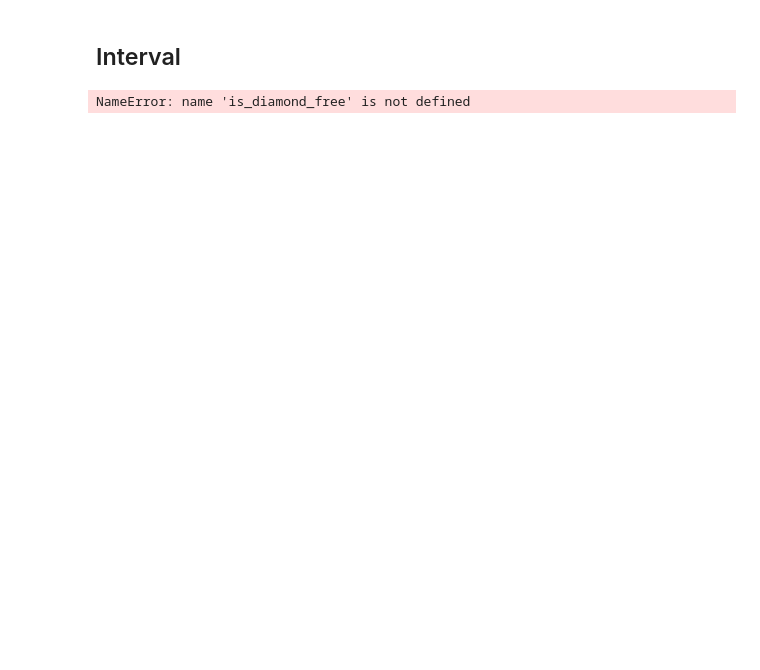
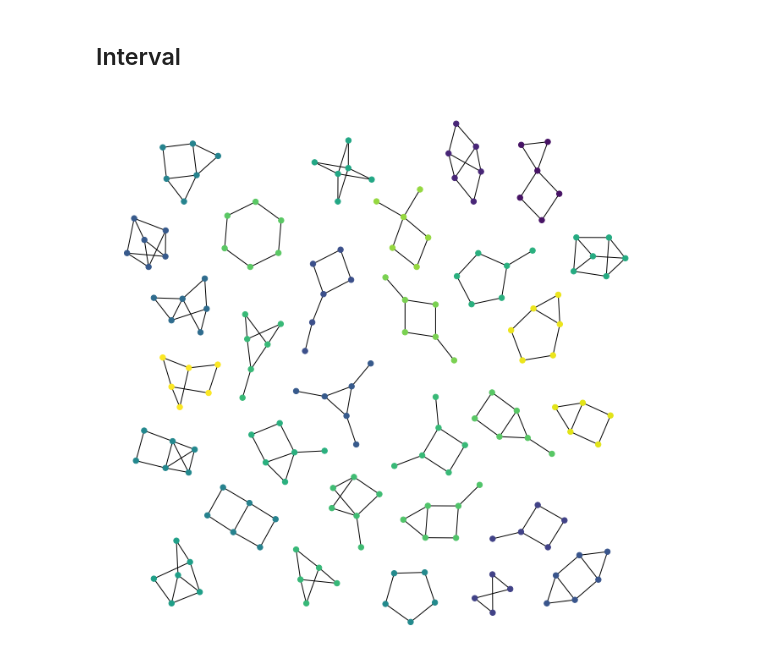
Before and after one commit to rvf0068/graph-classes-pictures, a Jupyter notebook: classes.ipynb, the cells around one changed output. Saved outputs shown, nothing was run; the diff lists cells and outputs as text; code cells hidden in the pictures; blank space fills up the shorter version.

```diff
--- a/classes.ipynb
+++ b/classes.ipynb
@@ -84,13 +91,14 @@ ModuleNotFoundError: No module named 'pycliques'
 # %%
 def is_interval(graph):
     return nx.is_chordal(graph) and nx.is_at_free(graph)
 
 def diamond_free_not_interval(graph):
     return nx.is_connected(graph) and is_diamond_free(graph) and not is_interval(graph)
 
+plt.figure(figsize=(9,9))
 the_picture(diamond_free_not_interval)
 # %% [output]
-NameError: name 'is_diamond_free' is not defined
+[figure, added]
 # %%
 def interval_not_diamond_free(graph):
     return nx.is_connected(graph) and not is_diamond_free(graph) and is_interval(graph)
```
Also changed, not shown: parts of 7 cells of this notebook.
